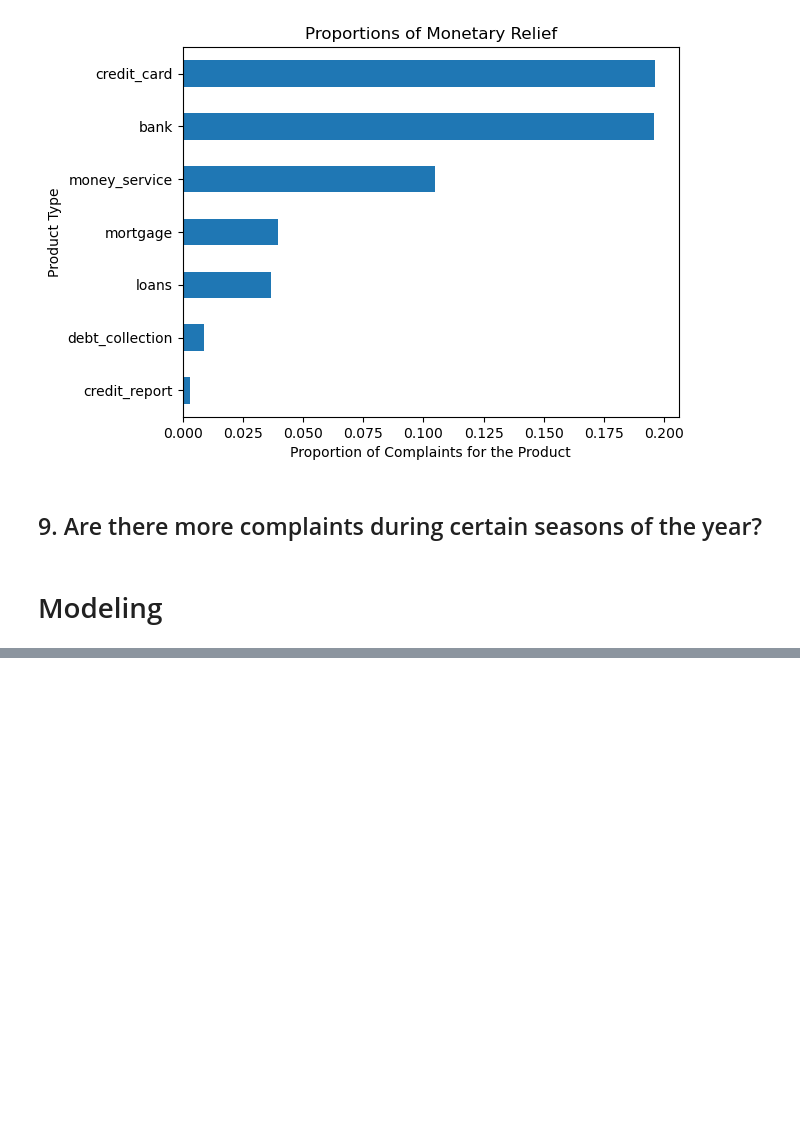
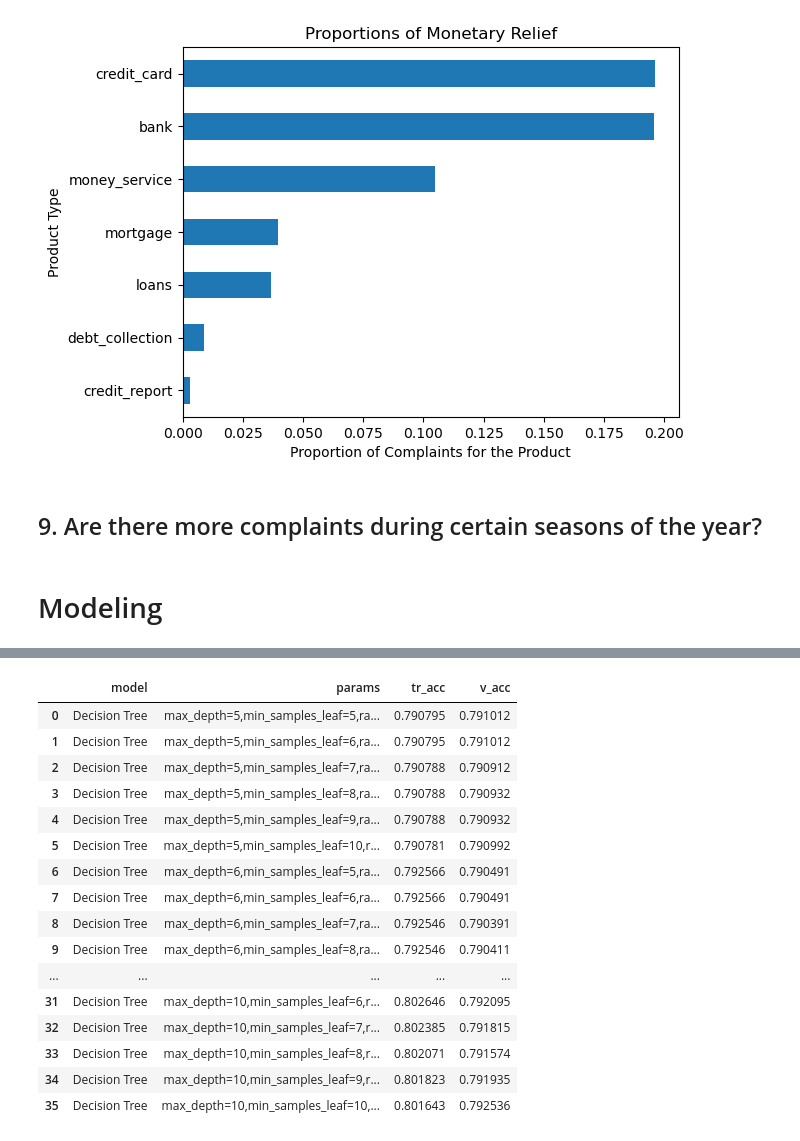
Before and after one commit to DATA-TRAC/consumer-complaint-response, a Jupyter notebook: tyler_notebook.ipynb, the cells around one changed output, grey strips where cells are left out. Drawn from its saved outputs; the diff is of its cells as text; code cells hidden in the pictures; blank space fills up the shorter version.

```diff
--- a/tyler_notebook.ipynb
+++ b/tyler_notebook.ipynb
@@ -564,0 +348,5 @@ def cat_nb_models(Xtr,ytr,Xv,yv):
+# %%
+X_train_cve = encoded_train.merge(X_train_cv,left_index=True, right_index=True)
+X_val_cve = encoded_val.merge(X_val_cv,left_index=True, right_index=True)
+X_test_cve = encoded_test.merge(X_test_cv,left_index=True, right_index=True)
+X_train_cve.head()
@@ -564,0 +756,21 @@ def cat_nb_models(Xtr,ytr,Xv,yv):
+# %%
+tree_cve_results = tree_models(X_train_cve,y_train,X_val_cve,y_val)
+tree_cve_results
+# %% [output]
+|  | model | params | tr_acc | v_acc |
+| 0 | Decision Tree | max_depth=5,min_samples_leaf=5,ra... | 0.790795 | 0.791012 |
+| 1 | Decision Tree | max_depth=5,min_samples_leaf=6,ra... | 0.790795 | 0.791012 |
+| 2 | Decision Tree | max_depth=5,min_samples_leaf=7,ra... | 0.790788 | 0.790912 |
+| 3 | Decision Tree | max_depth=5,min_samples_leaf=8,ra... | 0.790788 | 0.790932 |
+| 4 | Decision Tree | max_depth=5,min_samples_leaf=9,ra... | 0.790788 | 0.790932 |
+| 5 | Decision Tree | max_depth=5,min_samples_leaf=10,r... | 0.790781 | 0.790992 |
+| 6 | Decision Tree | max_depth=6,min_samples_leaf=5,ra... | 0.792566 | 0.790491 |
+| 7 | Decision Tree | max_depth=6,min_samples_leaf=6,ra... | 0.792566 | 0.790491 |
+| 8 | Decision Tree | max_depth=6,min_samples_leaf=7,ra... | 0.792546 | 0.790391 |
+| 9 | Decision Tree | max_depth=6,min_samples_leaf=8,ra... | 0.792546 | 0.790411 |
+| ... | ... | ... | ... | ... |
+| 31 | Decision Tree | max_depth=10,min_samples_leaf=6,r... | 0.802646 | 0.792095 |
+| 32 | Decision Tree | max_depth=10,min_samples_leaf=7,r... | 0.802385 | 0.791815 |
+| 33 | Decision Tree | max_depth=10,min_samples_leaf=8,r... | 0.802071 | 0.791574 |
+| 34 | Decision Tree | max_depth=10,min_samples_leaf=9,r... | 0.801823 | 0.791935 |
+| 35 | Decision Tree | max_depth=10,min_samples_leaf=10,... | 0.801643 | 0.792536 |
```
Also changed, not shown: parts of 55 cells of this notebook.
